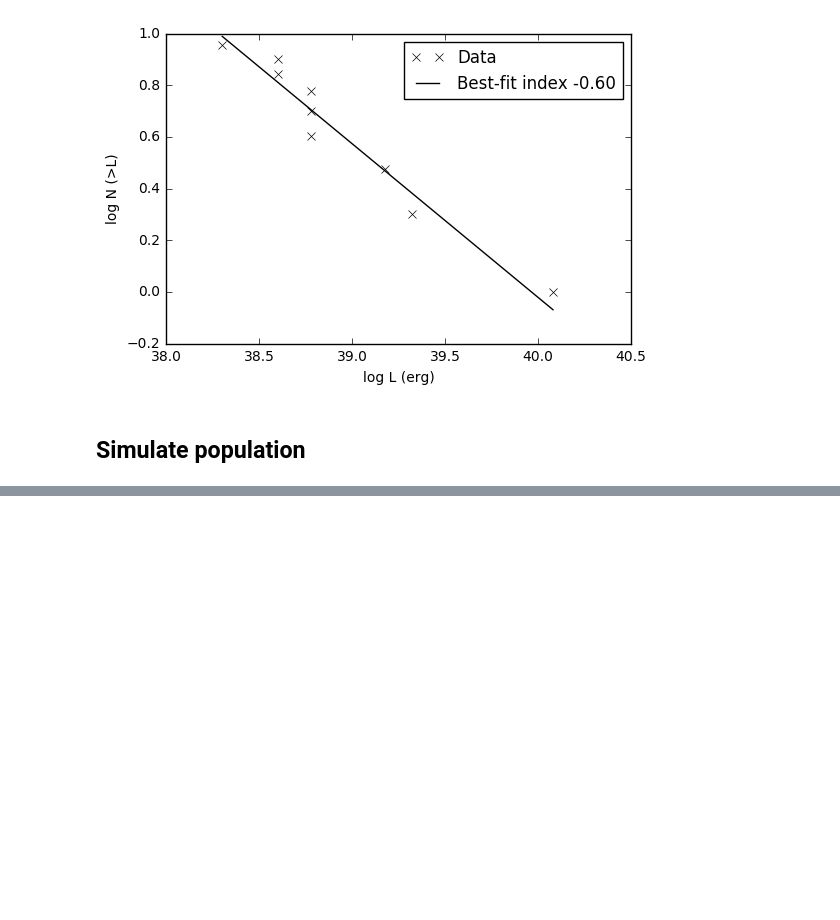
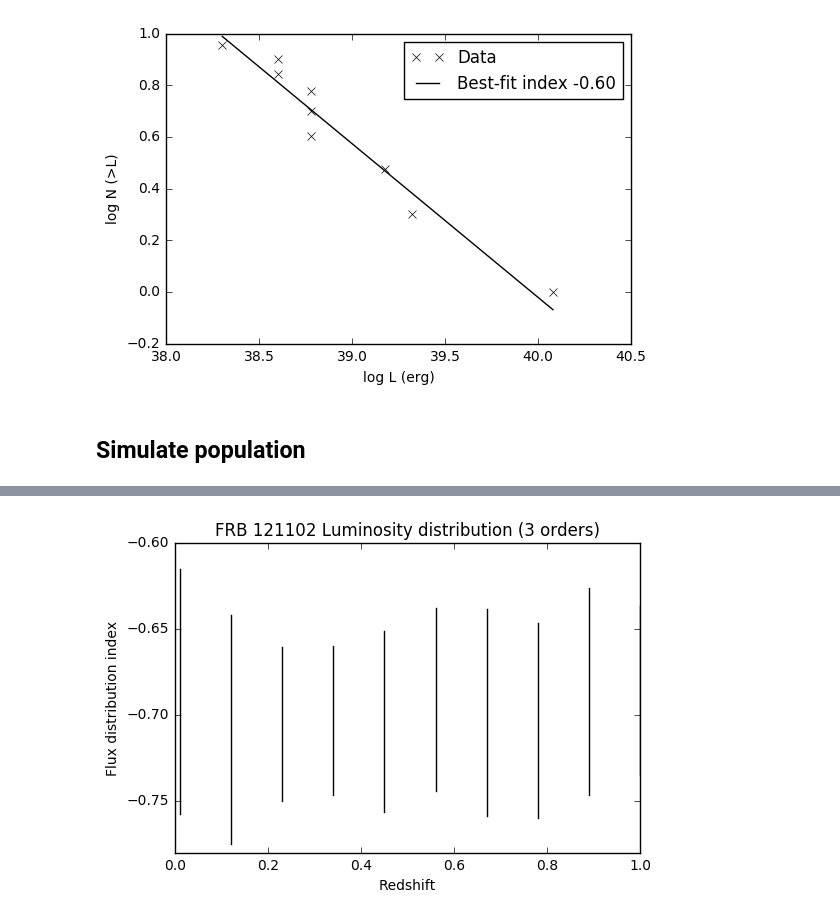
Before and after one commit to caseyjlaw/FRB121102, a Jupyter notebook: frb_simulation.ipynb, the cells around one changed output, grey strips where cells are left out. Cells and saved outputs as stored; diff of their text form; code cells hidden in the pictures; blank space fills up the shorter version.

```diff
--- a/frb_simulation.ipynb
+++ b/frb_simulation.ipynb
@@ -155,0 +208,24 @@ for key in a_ci:
+# %%
+lr = 1e38, 1e41
+z_min = 0.
+ntr = 100
+ci = 0.68
+a_ci2 = {}
+for z_max in np.linspace(0.01, 1., 10):
+    alphas = []
+    for trial in range(ntr):
+        zs, fluxes, lums = simulate((z_min, z_max), lr, popt0, nsim=100)
+        popth = model(zs, fluxes, lums, show=False)
+        alphas.append(popth[0])
+    alphas = np.array(alphas)
+    alphas.sort()
+    a_ci2[z_max] = (alphas[int(ci/2.*ntr)], alphas[-int(ci/2.*ntr)-1])
+# %%
+for key in a_ci2:
+    val = a_ci2[key]
+    pl.plot([key, key], list(a_ci2[key]), 'k-' )
+    pl.title('FRB 121102 Luminosity distribution (3 orders)')
+    pl.xlabel('Redshift')
+    pl.ylabel('Flux distribution index')
+# %% [output]
+[figure, added]
```
Also changed, not shown: parts of 10 cells of this notebook.
